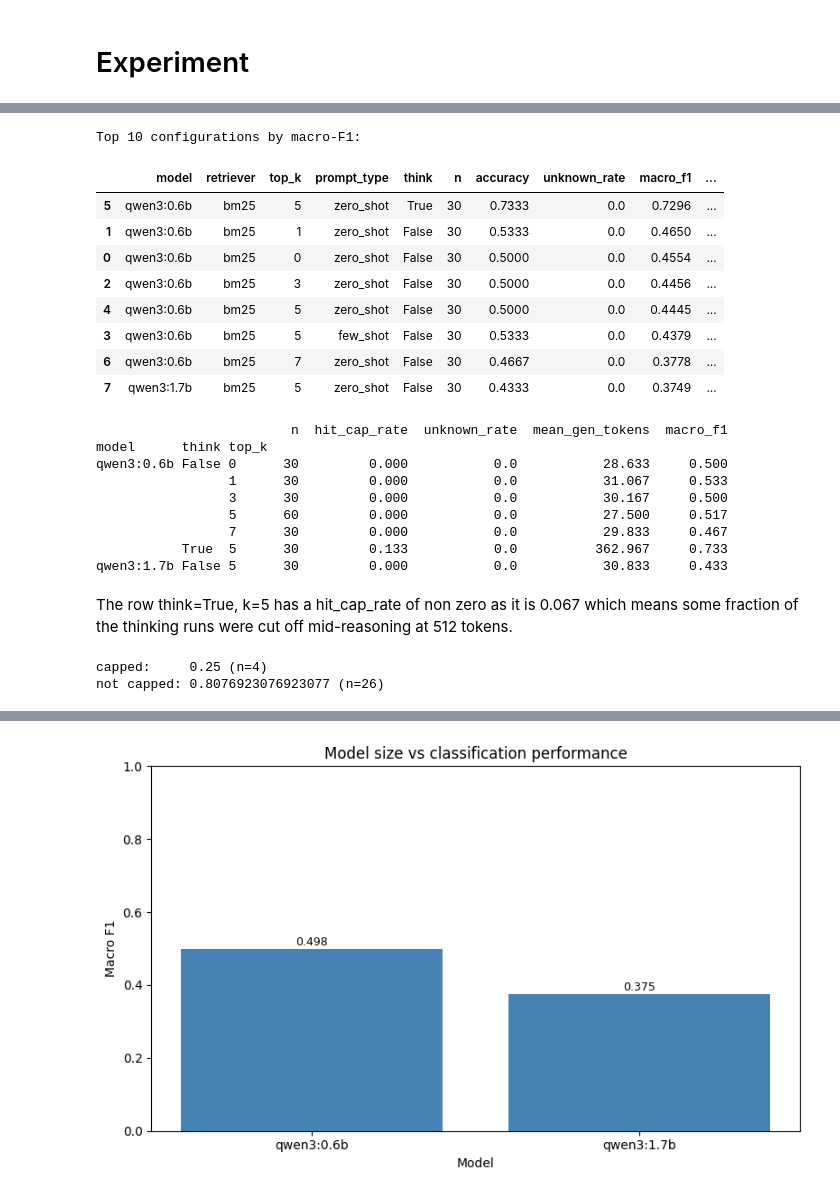
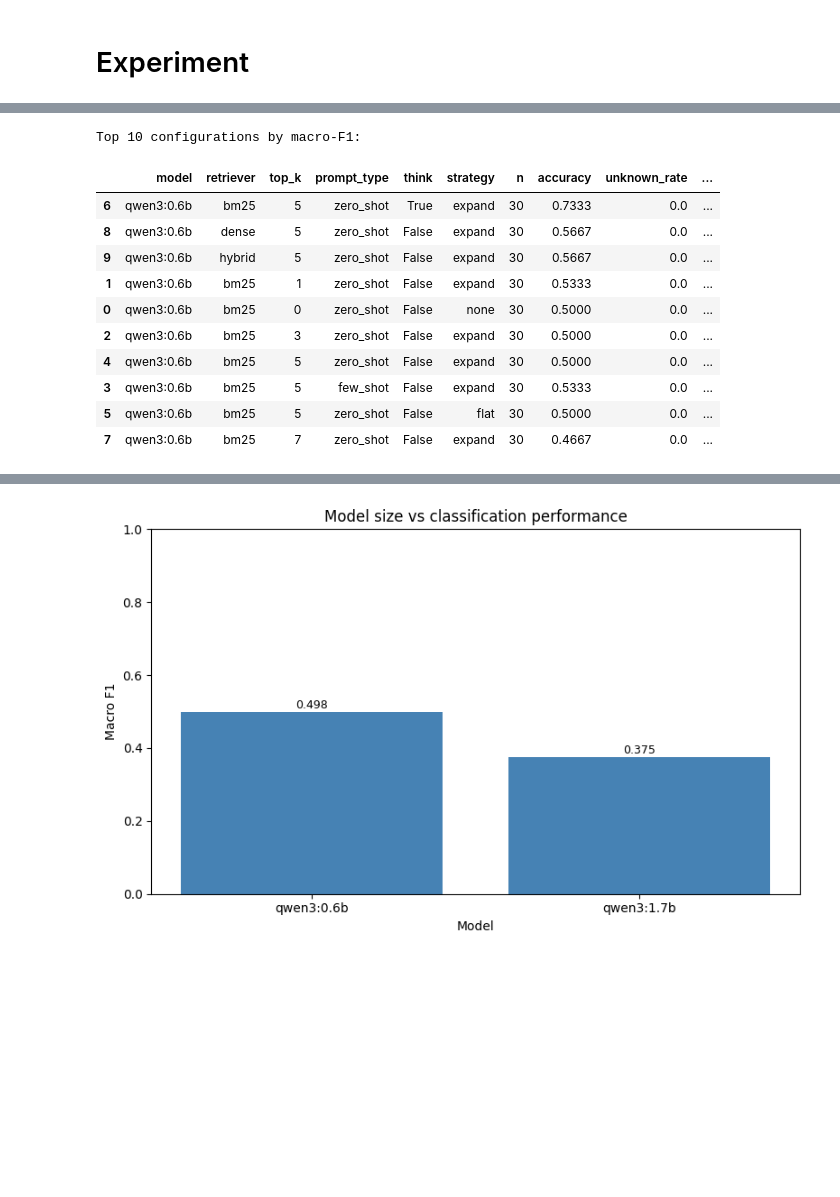
Before and after one commit to Side941/AI-group-project-2026, a Jupyter notebook: notebooks/multi_class_rag.ipynb, the cells around one changed output, grey strips where cells are left out. Cells and saved outputs as stored; diff of their text form; code cells hidden in the pictures; blank space fills up the shorter version.

```diff
--- a/notebooks/multi_class_rag.ipynb
+++ b/notebooks/multi_class_rag.ipynb
@@ -614,6 +614,9 @@ Ollama helpers ready.
 # experiment configuration, runs it through the full RAG pipeline, and
 # returns a results dict with the prediction, timing, and retrieved chunks.
 # Called once per post per configuration in the experiment grid.
+# strategy controls retrieval shape: "expand" = disorder-aware seed-and-expand
+# (retrieve seeds, then add every allowed section for each seed disorder);
+# "flat" = plain top-k; "none" = no retrieval (k=0 baseline).
 
 
 def run_single(
@@ -626,14 +629,18 @@ def run_single(
     think: bool,
     retrievers: dict,
     cfg: dict,
+    strategy: str = "expand",
 ) -> dict:
 
     # Step 1 — Retrieve top-k relevant CDDR chunks for this post
     t_ret = time.perf_counter()
     if top_k <= 0:
         chunks = []  # no-retrieval baseline (RQ5)
+        strategy = "none"
     else:
-        chunks = retrievers[retriever_type].search(post, k=top_k)
+        chunks = retrievers[retriever_type].search(
+            post, k=top_k, expand=(strategy == "expand")
+        )
     retrieval_s = round(time.perf_counter() - t_ret, 4)
 
     # Step 2 — Assemble the prompt (system + retrieved chunks + post)
@@ -657,6 +664,7 @@ def run_single(
         "top_k":           top_k,
         "prompt_type":     prompt_type,
         "think":           think,
+        "strategy":        strategy,
         # Ground truth and prediction
         "true_label":      true_label,
         "predicted":       predicted,
@@ -906,73 +919,45 @@ def summarise(df: pd.DataFrame, group_cols: list[str]) -> pd.DataFrame:
         if not isinstance(keys, tuple):
             keys = (keys,)
         rec = dict(zip(group_cols, keys))
         rec["n"]        = len(grp)
         rec["accuracy"] = round(grp["correct"].mean(), 4)
         rec["unknown_rate"] = round((grp["predicted"] == "unknown").mean(), 4)
         # macro-F1 requires predictions for all labels to be meaningful —
         # use try/except to handle edge cases where a label has no predictions
         try:
             rec["macro_f1"] = round(
                 f1_score(grp["true_label"], grp["predicted"],
                          labels=CFG["labels"], average="macro",
                          zero_division=0), 4)
         except Exception:
             rec["macro_f1"] = float("nan")
         rec["mean_llm_s"] = round(grp["llm_total_s"].mean(), 2)
         rec["mean_ret_s"] = round(grp["retrieval_s"].mean(), 4)
         records.append(rec)
     # Sort by macro_f1 descending so best configurations appear first
     return pd.DataFrame(records).sort_values("macro_f1", ascending=False)
 
 # Summarise at the full configuration level — one row per unique combination
 # of model, retriever, top_k, prompt_type, and thinking mode
 df_summary = summarise(
     df_results,
-    ["model", "retriever", "top_k", "prompt_type", "think"]
+    ["model", "retriever", "top_k", "prompt_type", "think", "strategy"]
 )
 print("Top 10 configurations by macro-F1:")
 df_summary.head(10)
 # %% [output]
 Top 10 configurations by macro-F1:
-|  | model | retriever | top_k | prompt_type | think | n | accuracy | unknown_rate | macro_f1 | ... |
-| 5 | qwen3:0.6b | bm25 | 5 | zero_shot | True | 30 | 0.7333 | 0.0 | 0.7296 | ... |
-| 1 | qwen3:0.6b | bm25 | 1 | zero_shot | False | 30 | 0.5333 | 0.0 | 0.4650 | ... |
-| 0 | qwen3:0.6b | bm25 | 0 | zero_shot | False | 30 | 0.5000 | 0.0 | 0.4554 | ... |
-| 2 | qwen3:0.6b | bm25 | 3 | zero_shot | False | 30 | 0.5000 | 0.0 | 0.4456 | ... |
-| 4 | qwen3:0.6b | bm25 | 5 | zero_shot | False | 30 | 0.5000 | 0.0 | 0.4445 | ... |
-| 3 | qwen3:0.6b | bm25 | 5 | few_shot | False | 30 | 0.5333 | 0.0 | 0.4379 | ... |
-| 6 | qwen3:0.6b | bm25 | 7 | zero_shot | False | 30 | 0.4667 | 0.0 | 0.3778 | ... |
-| 7 | qwen3:1.7b | bm25 | 5 | zero_shot | False | 30 | 0.4333 | 0.0 | 0.3749 | ... |
+|  | model | retriever | top_k | prompt_type | think | strategy | n | accuracy | unknown_rate | ... |
+| 6 | qwen3:0.6b | bm25 | 5 | zero_shot | True | expand | 30 | 0.7333 | 0.0 | ... |
+| 8 | qwen3:0.6b | dense | 5 | zero_shot | False | expand | 30 | 0.5667 | 0.0 | ... |
+| 9 | qwen3:0.6b | hybrid | 5 | zero_shot | False | expand | 30 | 0.5667 | 0.0 | ... |
+| 1 | qwen3:0.6b | bm25 | 1 | zero_shot | False | expand | 30 | 0.5333 | 0.0 | ... |
+| 0 | qwen3:0.6b | bm25 | 0 | zero_shot | False | none | 30 | 0.5000 | 0.0 | ... |
+| 2 | qwen3:0.6b | bm25 | 3 | zero_shot | False | expand | 30 | 0.5000 | 0.0 | ... |
+| 4 | qwen3:0.6b | bm25 | 5 | zero_shot | False | expand | 30 | 0.5000 | 0.0 | ... |
+| 3 | qwen3:0.6b | bm25 | 5 | few_shot | False | expand | 30 | 0.5333 | 0.0 | ... |
+| 5 | qwen3:0.6b | bm25 | 5 | zero_shot | False | flat | 30 | 0.5000 | 0.0 | ... |
+| 7 | qwen3:0.6b | bm25 | 7 | zero_shot | False | expand | 30 | 0.4667 | 0.0 | ... |
-# %%
-cap = df_results.groupby(["model", "think", "top_k"]).agg(
-    n=("hit_cap", "size"),
-    hit_cap_rate=("hit_cap", "mean"),
-    unknown_rate=("predicted", lambda s: (s == "unknown").mean()),
-    mean_gen_tokens=("gen_tokens", "mean"),
-    macro_f1=("correct", "mean"),
-).round(3)
-print(cap.to_string())
-# %% [output]
-                         n  hit_cap_rate  unknown_rate  mean_gen_tokens  macro_f1
-model      think top_k
-qwen3:0.6b False 0      30         0.000           0.0           28.633     0.500
-                 1      30         0.000           0.0           31.067     0.533
-                 3      30         0.000           0.0           30.167     0.500
-                 5      60         0.000           0.0           27.500     0.517
-                 7      30         0.000           0.0           29.833     0.467
-           True  5      30         0.133           0.0          362.967     0.733
-qwen3:1.7b False 5      30         0.000           0.0           30.833     0.433
-# %% [markdown]
-The row think=True, k=5 has a hit_cap_rate of non zero as it is 0.067 which means some fraction of the thinking runs were cut off mid-reasoning at 512 tokens.
-# %%
-think_df = df_results[df_results["think"] == True]
-print("capped:    ", think_df[think_df["hit_cap"]]["correct"].mean(),
-      f"(n={think_df['hit_cap'].sum()})")
-print("not capped:", think_df[~think_df["hit_cap"]]["correct"].mean(),
-      f"(n={(~think_df['hit_cap']).sum()})")
-# %% [output]
-capped:     0.25 (n=4)
-not capped: 0.8076923076923077 (n=26)
 # %%
 # CELL 14 — Per-Axis Summary
 # Breaks down results by each experimental variable independently.
```
Also changed, not shown: parts of 6 cells of this notebook, 2 other files.
